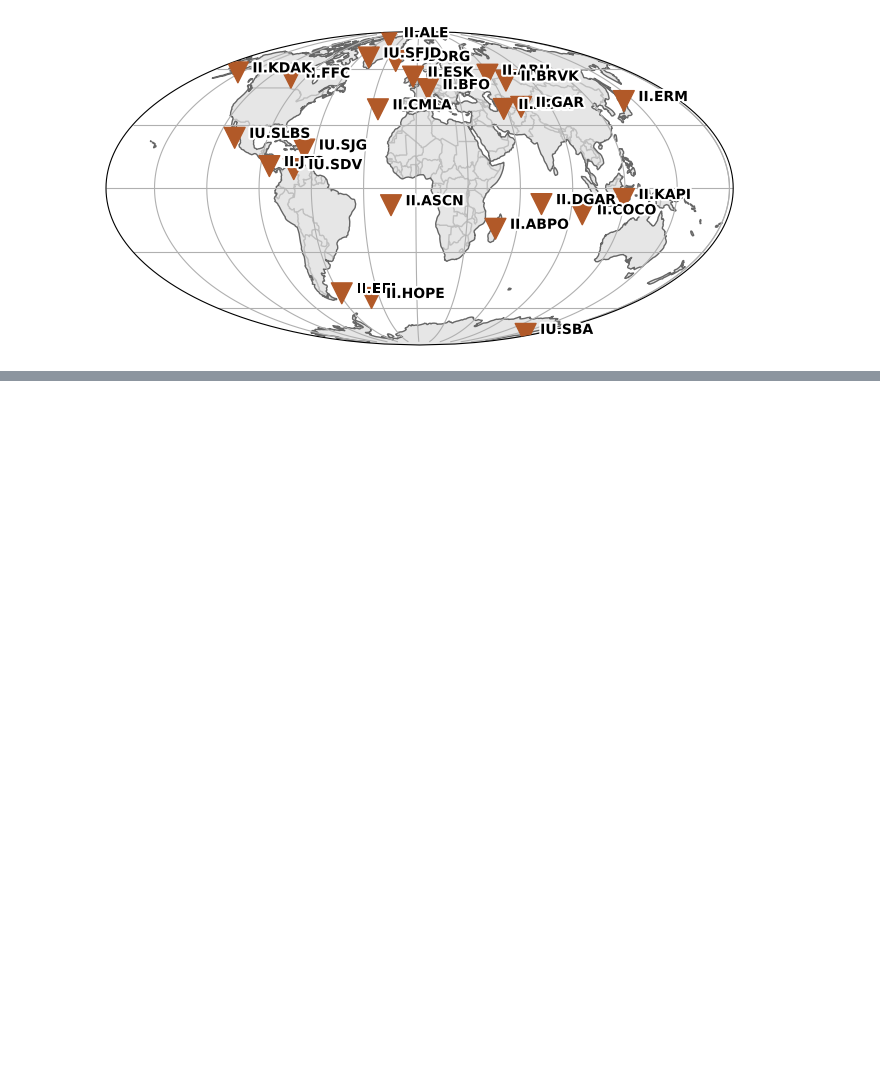
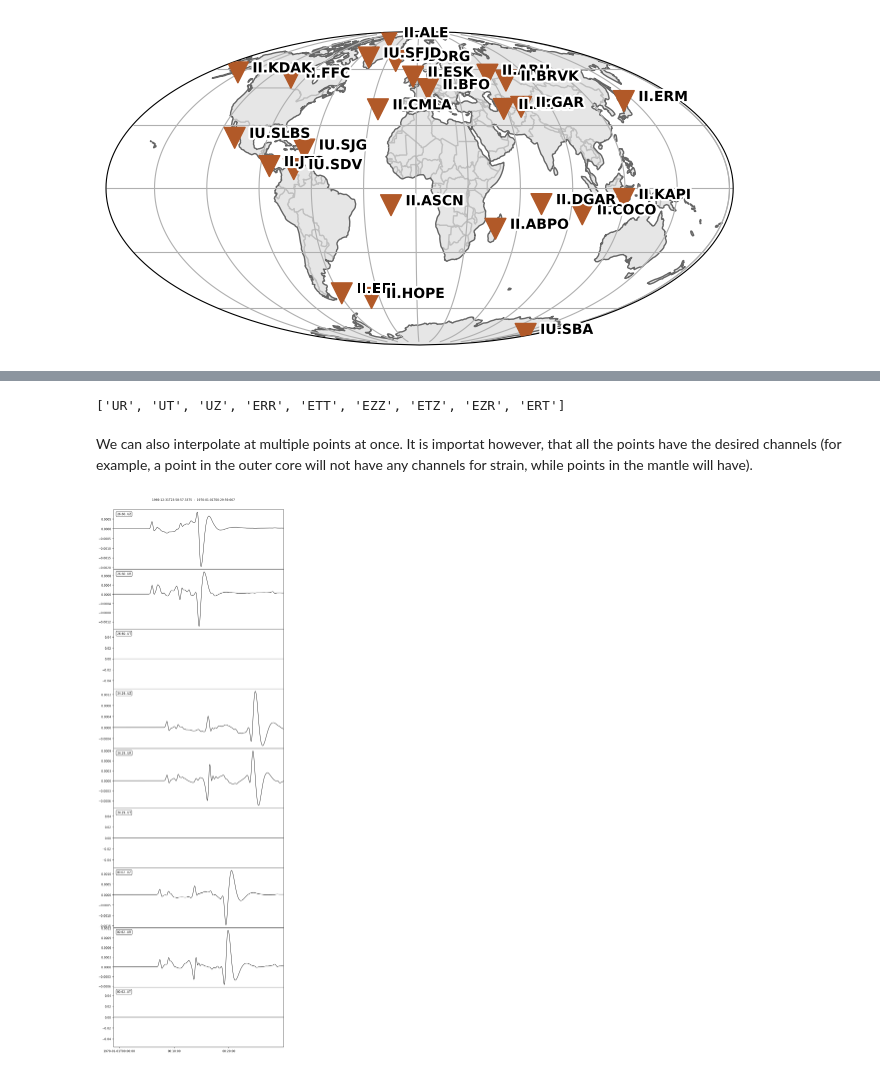
Before and after one commit to Adrian-Mag/AxiSEM3D_Kernels, a Jupyter notebook: examples/example_element_output.ipynb, the cells around one changed output, grey strips where cells are left out. Cells and saved outputs as stored; diff of their text form; code cells hidden in the pictures; blank space fills up the shorter version.

```diff
--- a/examples/example_element_output.ipynb
+++ b/examples/example_element_output.ipynb
@@ -26,0 +65,13 @@ plt.show()
+# %%
+data.element_groups_info['mantle']['metadata']['detailed_channels']
+# %% [output]
+['UR', 'UT', 'UZ', 'ERR', 'ETT', 'EZZ', 'ETZ', 'EZR', 'ERT']
+# %% [markdown]
+We can also interpolate at multiple points at once. It is importat however, that all the points have the desired channels (for example, a point in the outer core will not have any channels for strain, while points in the mantle will have).
+# %%
+many_points = np.array([[6371000, 30, 0], [6371000, 40, 0], [6371000, 50, 0]])
+other_stream = data.stream(many_points, channels=['UR', 'UT', 'UZ'])
+other_stream.plot(equal_scale=False)
+plt.show()
+# %% [output]
+[figure, added]
```
Also changed, not shown: parts of 17 cells of this notebook, 26 other files.
